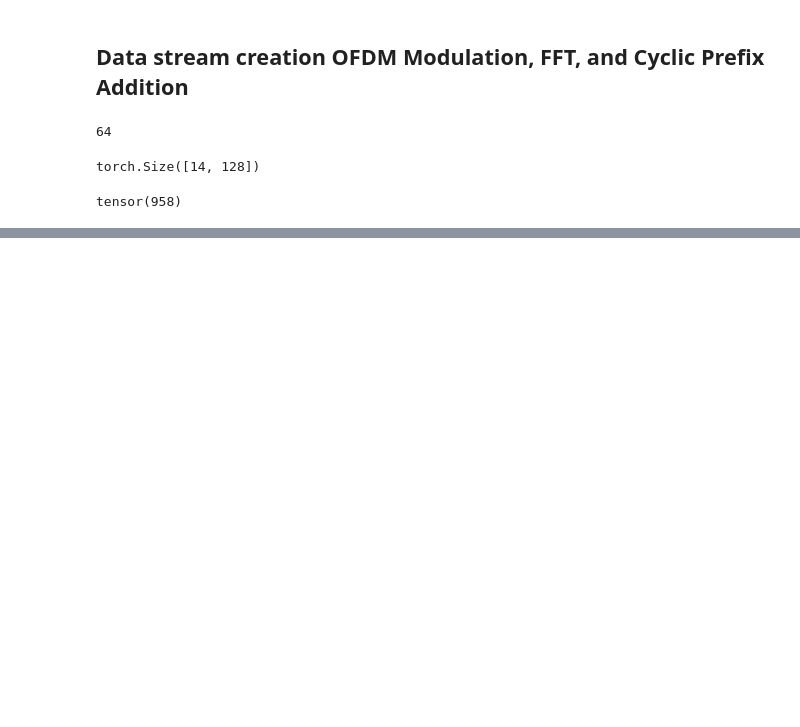
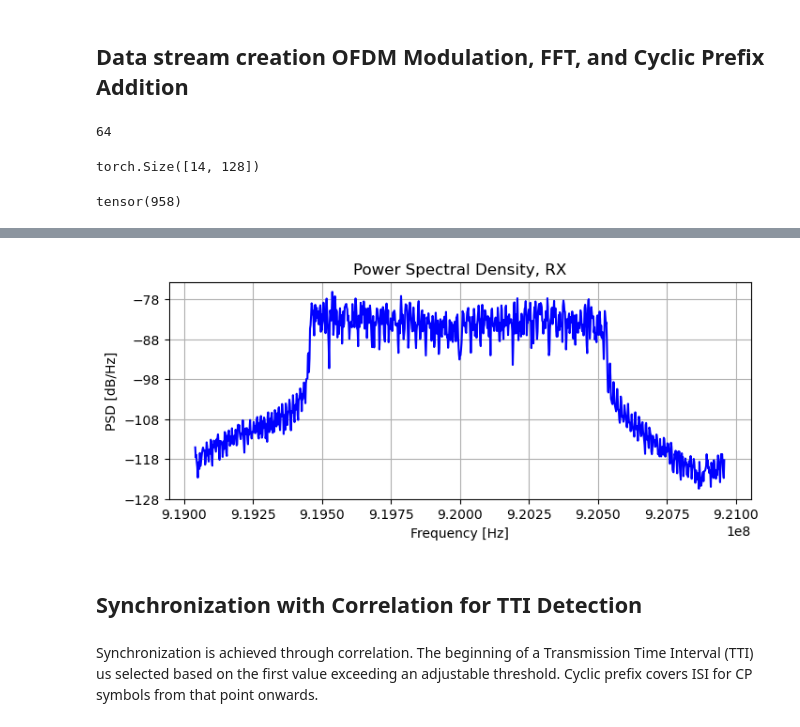
Before and after one commit to lkk688/AIsensing, a Jupyter notebook: sdrpysim/ofdmsim_pytorch.ipynb, the cells around one changed output, grey strips where cells are left out. Drawn from its saved outputs; the diff is of its cells as text; code cells hidden in the pictures; blank space fills up the shorter version.

```diff
--- a/sdrpysim/ofdmsim_pytorch.ipynb
+++ b/sdrpysim/ofdmsim_pytorch.ipynb
@@ -322,0 +514,17 @@ pdsch_bits, pdsch_symbols = create_PDSCH_data(TTI_mask_RE, Qm, mapping_table_Qm,
+# %%
+#ch_SINR (int): Signal-to-Interference-plus-Noise Ratio (SINR) for the CDL-C channel emulation
+# 3GPP CDL-C Channel Simulation Parameters in case no sdr
+ch_SINR = 40  # SINR for channel emulation CDL-C
+def radio_channel(use_sdr, tx_signal, tx_gain, rx_gain, ch_SINR):
+    if use_sdr:
+        SDR_1.SDR_gain_set(tx_gain, rx_gain) # set the gains
+        SDR_1.SDR_TX_send(SAMPLES=tx_signal, max_scale=1, cyclic=True) # start transmitting the symbols in cyclic mode
+        rx_signal = SDR_1.SDR_RX_receive(len(tx_signal)*4) # receive the signal
+        SDR_1.SDR_TX_stop() # stop the transmission
+    else:
+        rx_signal = apply_multipath_channel(tx_signal, n_taps=n_taps, max_delay=max_delay, random_start=True, repeats=3, SINR_s=ch_SINR, leading_zeros=leading_zeros)
+    return rx_signal
+# %%
+tx_gain = 0  # Transmission gain in dB for SDR
+rx_gain = 10  # Reception gain in dB for SDR
+RX_Samples = radio_channel(use_sdr=use_sdr, tx_signal = TX_Samples, tx_gain = tx_gain, rx_gain = rx_gain, ch_SINR=ch_SINR)
@@ -322,0 +562,8 @@ pdsch_bits, pdsch_symbols = create_PDSCH_data(TTI_mask_RE, Qm, mapping_table_Qm,
+# %%
+PSD_plot(RX_Samples, SampleRate, SDR_TX_Frequency, 'RX')
+# %% [output]
+[figure, added]
+# %% [markdown]
+## Synchronization with Correlation for TTI Detection
+# %% [markdown]
+Synchronization is achieved through correlation. The beginning of a Transmission Time Interval (TTI) us selected based on the first value exceeding an adjustable threshold. Cyclic prefix covers ISI for CP symbols from that point onwards.
```
Also changed, not shown: parts of 88 cells of this notebook.
